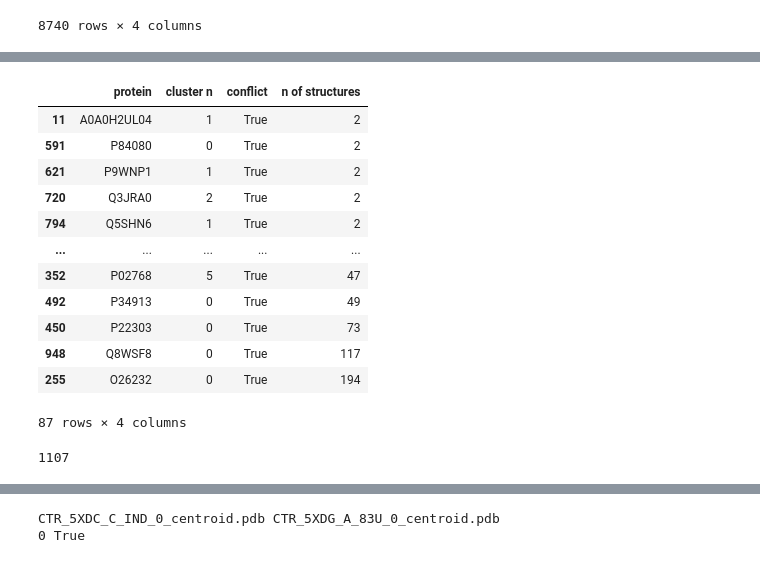
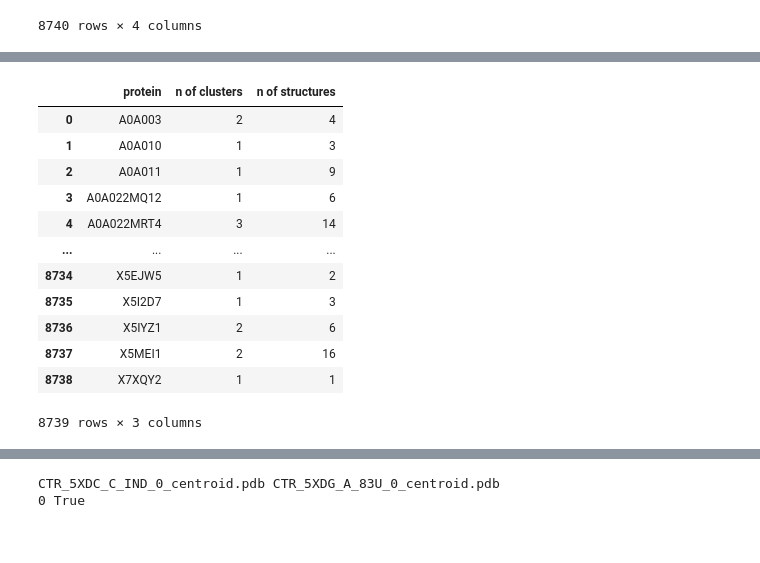
Before and after one commit to ersilia-os/osa-murd, a Jupyter notebook: notebooks/pocketvec_PDB_clustering.ipynb, the cells around one changed output, grey strips where cells are left out. Cells and saved outputs as stored; diff of their text form; code cells hidden in the pictures.

```diff
--- a/notebooks/pocketvec_PDB_clustering.ipynb
+++ b/notebooks/pocketvec_PDB_clustering.ipynb
@@ -136,20 +124,16 @@ clustering.sort_values(by='n of clusters')
-# %%
-clustering_conflict.loc[clustering_conflict['conflict'] == True].sort_values(by='n of structures')
-# %% [output]
-|  | protein | cluster n | conflict | n of structures |
-| 11 | A0A0H2UL04 | 1 | True | 2 |
-| 591 | P84080 | 0 | True | 2 |
-| 621 | P9WNP1 | 1 | True | 2 |
-| 720 | Q3JRA0 | 2 | True | 2 |
-| 794 | Q5SHN6 | 1 | True | 2 |
-| ... | ... | ... | ... | ... |
-| 352 | P02768 | 5 | True | 47 |
-| 492 | P34913 | 0 | True | 49 |
-| 450 | P22303 | 0 | True | 73 |
-| 948 | Q8WSF8 | 0 | True | 117 |
-| 255 | O26232 | 0 | True | 194 |
-87 rows × 4 columns
-# %%
-len(clustering_conflict)
-# %% [output]
-1107
+# %%
+clustering
+# %% [output]
+|  | protein | n of clusters | n of structures |
+| 0 | A0A003 | 2 | 4 |
+| 1 | A0A010 | 1 | 3 |
+| 2 | A0A011 | 1 | 9 |
+| 3 | A0A022MQ12 | 1 | 6 |
+| 4 | A0A022MRT4 | 3 | 14 |
+| ... | ... | ... | ... |
+| 8734 | X5EJW5 | 1 | 2 |
+| 8735 | X5I2D7 | 1 | 3 |
+| 8736 | X5IYZ1 | 2 | 6 |
+| 8737 | X5MEI1 | 2 | 16 |
+| 8738 | X7XQY2 | 1 | 1 |
+8739 rows × 3 columns
```
Also changed, not shown: parts of 28 cells of this notebook, 5 other files.
